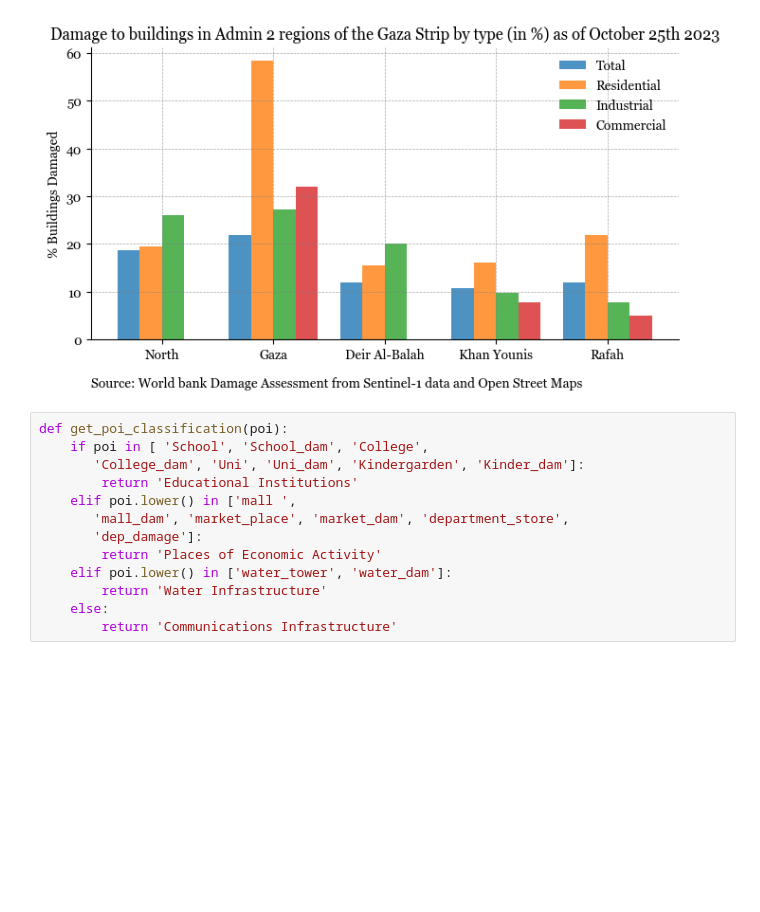
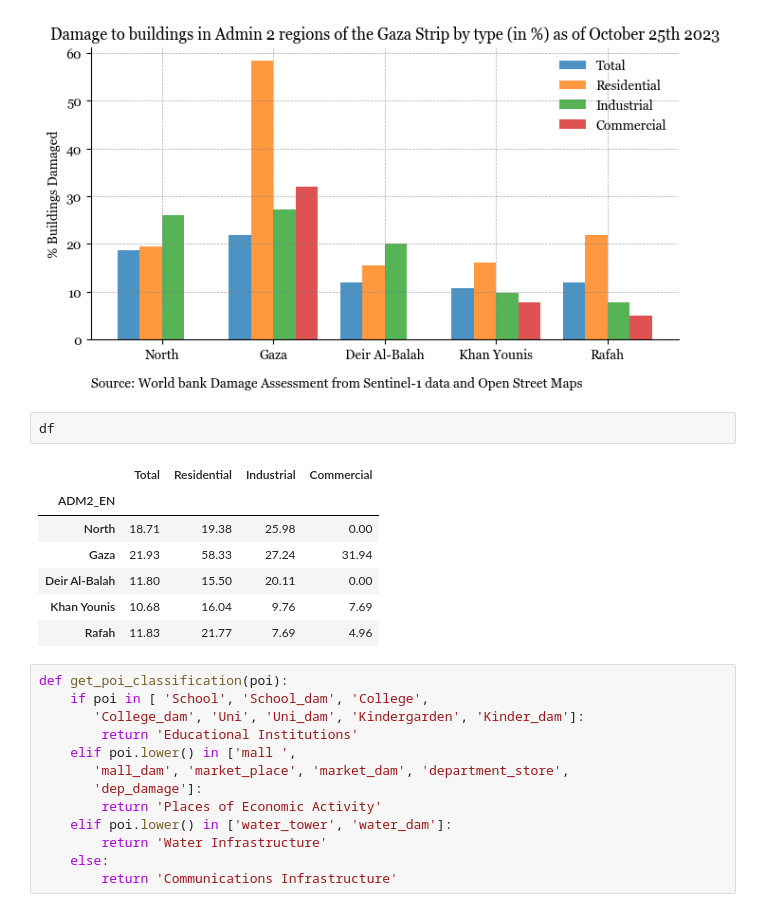
Before and after one commit to datapartnership/gaza-israel-conflict-impact-analysis, a Jupyter notebook: notebooks/damage-assessment/damage-assessment.ipynb, the cells around one changed output. Saved outputs shown, nothing was run; the diff lists cells and outputs as text; blank space fills up the shorter version.

```diff
--- a/notebooks/damage-assessment/damage-assessment.ipynb
+++ b/notebooks/damage-assessment/damage-assessment.ipynb
@@ -79,6 +86,16 @@ ax.text(0, -0.15, subtitle, ha='left', va='center', transform=ax.transAxes,
         fontsize=10, color='black', weight='normal');
 # %% [output]
 [figure]
+# %%
+df
+# %% [output]
+|  | Total | Residential | Industrial | Commercial |
+| ADM2_EN |  |  |  |  |
+| North | 18.71 | 19.38 | 25.98 | 0.00 |
+| Gaza | 21.93 | 58.33 | 27.24 | 31.94 |
+| Deir Al-Balah | 11.80 | 15.50 | 20.11 | 0.00 |
+| Khan Younis | 10.68 | 16.04 | 9.76 | 7.69 |
+| Rafah | 11.83 | 21.77 | 7.69 | 4.96 |
 # %%
 def get_poi_classification(poi):
     if poi in [ 'School', 'School_dam', 'College',
```
Also changed, not shown: parts of 10 cells of this notebook.
